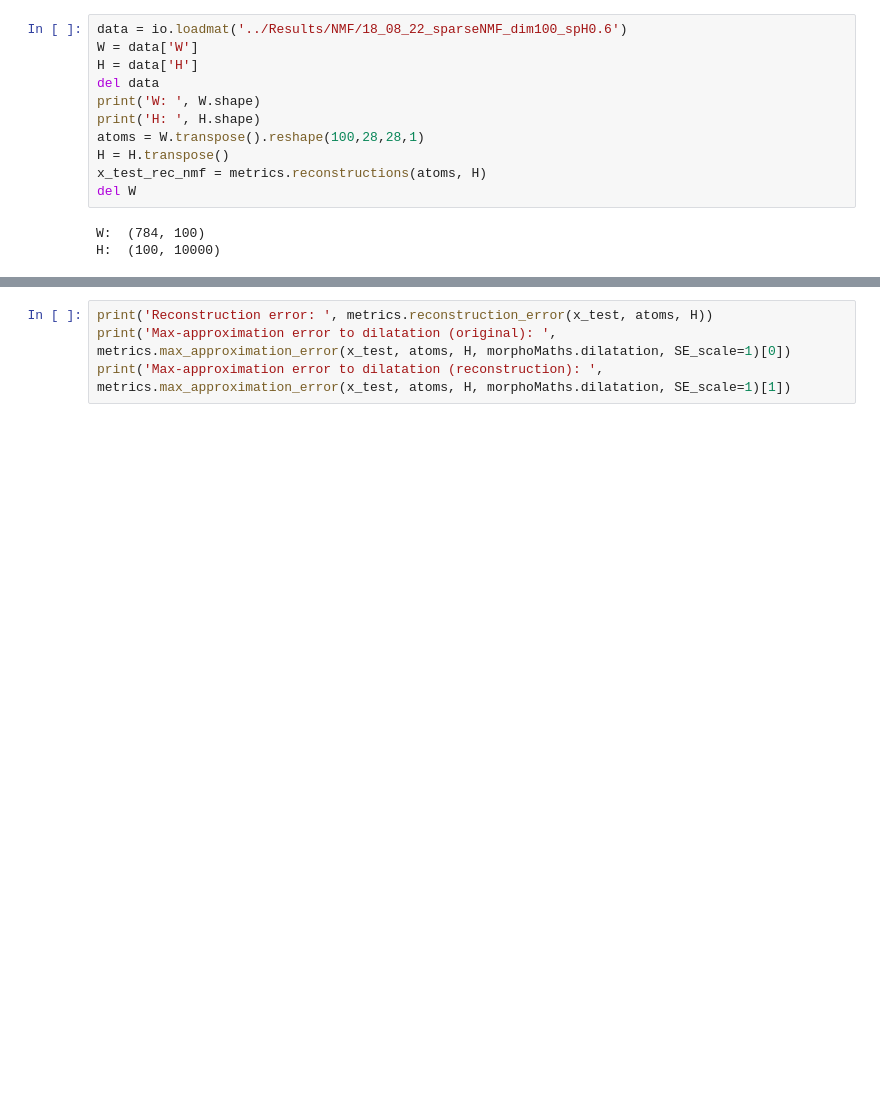
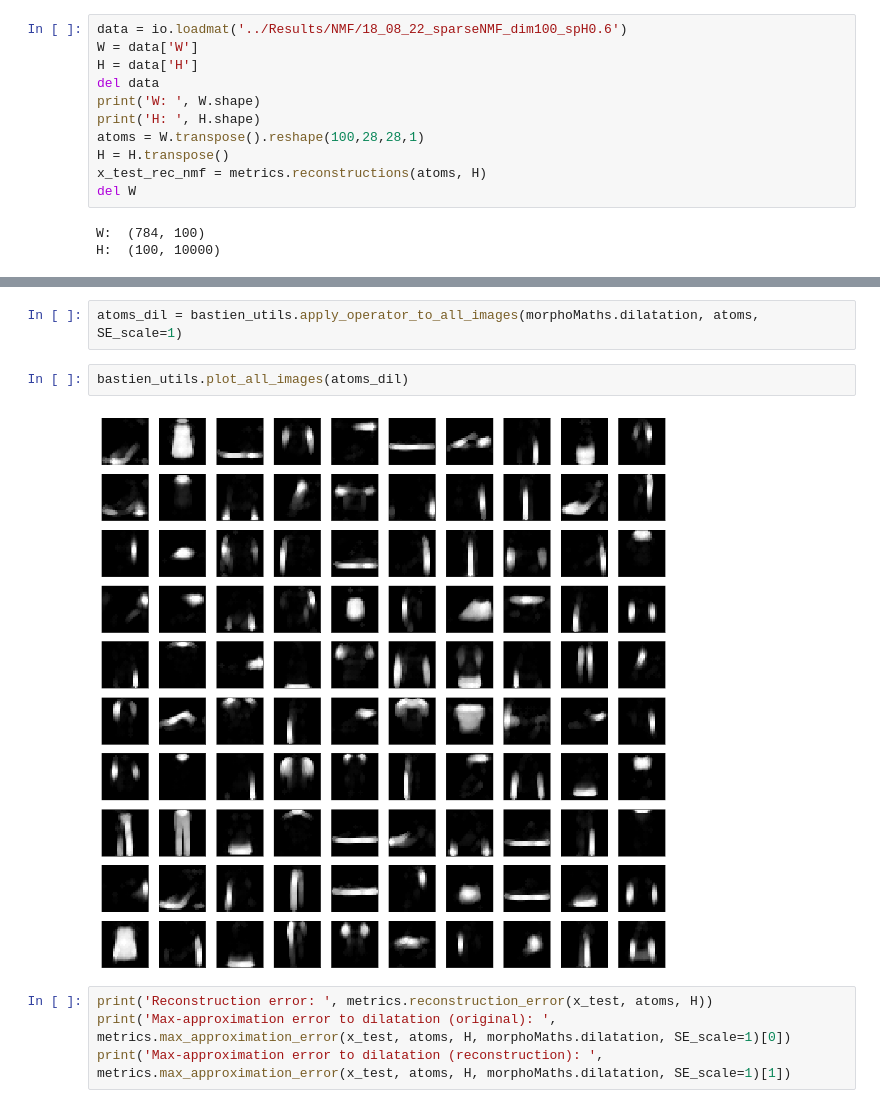
Before and after one commit to PonchonB/Mathematical_Morphologies_And_Deep_Learning, a Jupyter notebook: Notebooks/18_08_23_NMF_with_sparsity_constraints_Hoyer.ipynb, the cells around one changed output, grey strips where cells are left out. Cells and saved outputs as stored; diff of their text form; blank space fills up the shorter version.

```diff
--- a/Notebooks/18_08_23_NMF_with_sparsity_constraints_Hoyer.ipynb
+++ b/Notebooks/18_08_23_NMF_with_sparsity_constraints_Hoyer.ipynb
@@ -47,3 +55,9 @@ bastien_utils.plot_all_images(atoms)
+# %%
+atoms_dil = bastien_utils.apply_operator_to_all_images(morphoMaths.dilatation, atoms, SE_scale=1)
+# %%
+bastien_utils.plot_all_images(atoms_dil)
+# %% [output]
+[figure, added]
 # %%
 print('Reconstruction error: ', metrics.reconstruction_error(x_test, atoms, H))
 print('Max-approximation error to dilatation (original): ', metrics.max_approximation_error(x_test, atoms, H, morphoMaths.dilatation, SE_scale=1)[0])
```
Also changed, not shown: parts of 9 cells of this notebook, 41 other files.
